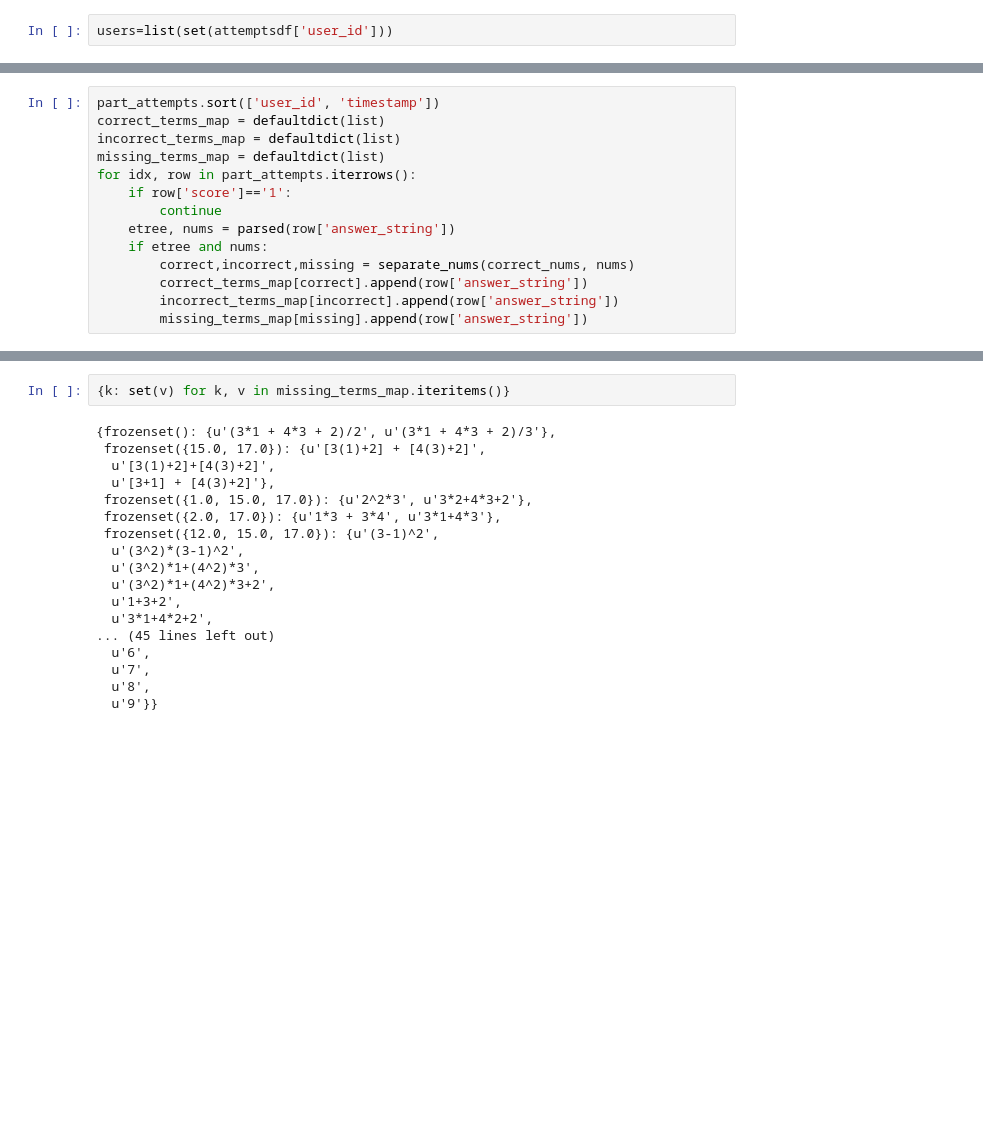
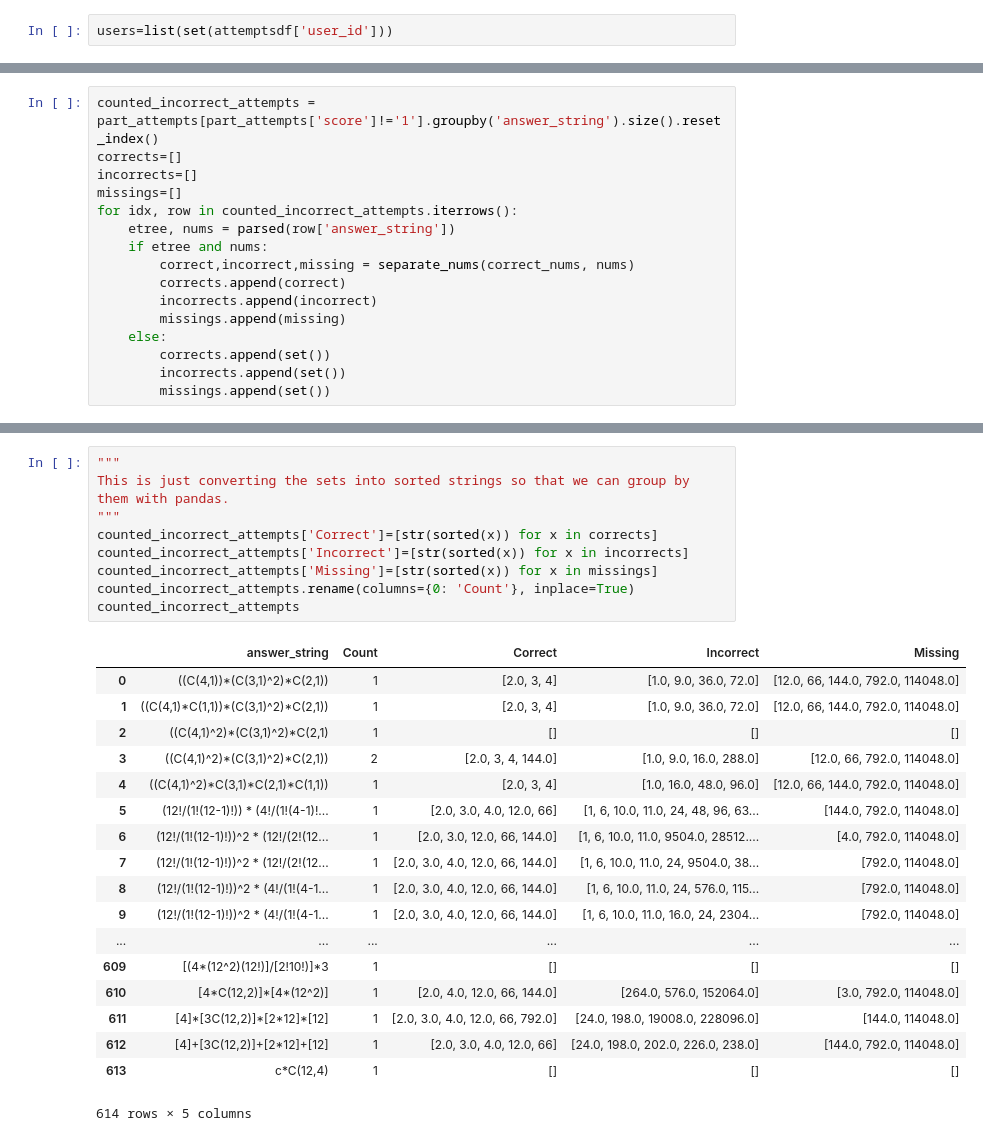
Before and after one commit to nimning/hintSystem, a Jupyter notebook: src/webwork/expr_parser/Parsing Answers from API.ipynb, the cells around one changed output, grey strips where cells are left out. Saved outputs shown, nothing was run; the diff lists cells and outputs as text; blank space fills up the shorter version.

```diff
--- a/src/webwork/expr_parser/Parsing Answers from API.ipynb
+++ b/src/webwork/expr_parser/Parsing Answers from API.ipynb
@@ -103,15 +106,17 @@ def separate_nums(correct_etree, answer_etree):
 # %%
-part_attempts.sort(['user_id', 'timestamp'])
-correct_terms_map = defaultdict(list)
-incorrect_terms_map = defaultdict(list)
-missing_terms_map = defaultdict(list)
-for idx, row in part_attempts.iterrows():
-    if row['score']=='1':
-        continue
+counted_incorrect_attempts = part_attempts[part_attempts['score']!='1'].groupby('answer_string').size().reset_index()
+corrects=[]
+incorrects=[]
+missings=[]
+for idx, row in counted_incorrect_attempts.iterrows():
     etree, nums = parsed(row['answer_string'])
     if etree and nums:
         correct,incorrect,missing = separate_nums(correct_nums, nums)
-        correct_terms_map[correct].append(row['answer_string'])
-        incorrect_terms_map[incorrect].append(row['answer_string'])
-        missing_terms_map[missing].append(row['answer_string'])
+        corrects.append(correct)
+        incorrects.append(incorrect)
+        missings.append(missing)
+    else:
+        corrects.append(set())
+        incorrects.append(set())
+        missings.append(set())
 # %% [output]
@@ -182,20 +159,28 @@ Parse Error: Unbalanced Group Operator
-# %%
-{k: set(v) for k, v in missing_terms_map.iteritems()}
-# %% [output]
-{frozenset(): {u'(3*1 + 4*3 + 2)/2', u'(3*1 + 4*3 + 2)/3'},
- frozenset({15.0, 17.0}): {u'[3(1)+2] + [4(3)+2]',
-  u'[3(1)+2]+[4(3)+2]',
-  u'[3+1] + [4(3)+2]'},
- frozenset({1.0, 15.0, 17.0}): {u'2^2*3', u'3*2+4*3+2'},
- frozenset({2.0, 17.0}): {u'1*3 + 3*4', u'3*1+4*3'},
- frozenset({12.0, 15.0, 17.0}): {u'(3-1)^2',
-  u'(3^2)*(3-1)^2',
-  u'(3^2)*1+(4^2)*3',
-  u'(3^2)*1+(4^2)*3+2',
-  u'1+3+2',
-  u'3*1+4*2+2',
-... (45 lines left out)
-  u'6',
-  u'7',
-  u'8',
-  u'9'}}
+# %%
+"""
+This is just converting the sets into sorted strings so that we can group by them with pandas.
+"""
+counted_incorrect_attempts['Correct']=[str(sorted(x)) for x in corrects]
+counted_incorrect_attempts['Incorrect']=[str(sorted(x)) for x in incorrects]
+counted_incorrect_attempts['Missing']=[str(sorted(x)) for x in missings]
+counted_incorrect_attempts.rename(columns={0: 'Count'}, inplace=True)
+counted_incorrect_attempts
+# %% [output]
+|  | answer_string | Count | Correct | Incorrect | Missing |
+| 0 | ((C(4,1))*(C(3,1)^2)*C(2,1)) | 1 | [2.0, 3, 4] | [1.0, 9.0, 36.0, 72.0] | [12.0, 66, 144.0, 792.0, 114048.0] |
+| 1 | ((C(4,1)*C(1,1))*(C(3,1)^2)*C(2,1)) | 1 | [2.0, 3, 4] | [1.0, 9.0, 36.0, 72.0] | [12.0, 66, 144.0, 792.0, 114048.0] |
+| 2 | ((C(4,1)^2)*(C(3,1)^2)*C(2,1) | 1 | [] | [] | [] |
+| 3 | ((C(4,1)^2)*(C(3,1)^2)*C(2,1)) | 2 | [2.0, 3, 4, 144.0] | [1.0, 9.0, 16.0, 288.0] | [12.0, 66, 792.0, 114048.0] |
+| 4 | ((C(4,1)^2)*C(3,1)*C(2,1)*C(1,1)) | 1 | [2.0, 3, 4] | [1.0, 16.0, 48.0, 96.0] | [12.0, 66, 144.0, 792.0, 114048.0] |
+| 5 | (12!/(1!(12-1)!)) * (4!/(1!(4-1)!... | 1 | [2.0, 3.0, 4.0, 12.0, 66] | [1, 6, 10.0, 11.0, 24, 48, 96, 63... | [144.0, 792.0, 114048.0] |
+| 6 | (12!/(1!(12-1)!))^2 * (12!/(2!(12... | 1 | [2.0, 3.0, 12.0, 66, 144.0] | [1, 6, 10.0, 11.0, 9504.0, 28512.... | [4.0, 792.0, 114048.0] |
+| 7 | (12!/(1!(12-1)!))^2 * (12!/(2!(12... | 1 | [2.0, 3.0, 4.0, 12.0, 66, 144.0] | [1, 6, 10.0, 11.0, 24, 9504.0, 38... | [792.0, 114048.0] |
+| 8 | (12!/(1!(12-1)!))^2 * (4!/(1!(4-1... | 1 | [2.0, 3.0, 4.0, 12.0, 66, 144.0] | [1, 6, 10.0, 11.0, 24, 576.0, 115... | [792.0, 114048.0] |
+| 9 | (12!/(1!(12-1)!))^2 * (4!/(1!(4-1... | 1 | [2.0, 3.0, 4.0, 12.0, 66, 144.0] | [1, 6, 10.0, 11.0, 16.0, 24, 2304... | [792.0, 114048.0] |
+| ... | ... | ... | ... | ... | ... |
+| 609 | [(4*(12^2)(12!)]/[2!10!)]*3 | 1 | [] | [] | [] |
+| 610 | [4*C(12,2)]*[4*(12^2)] | 1 | [2.0, 4.0, 12.0, 66, 144.0] | [264.0, 576.0, 152064.0] | [3.0, 792.0, 114048.0] |
+| 611 | [4]*[3C(12,2)]*[2*12]*[12] | 1 | [2.0, 3.0, 4.0, 12.0, 66, 792.0] | [24.0, 198.0, 19008.0, 228096.0] | [144.0, 114048.0] |
+| 612 | [4]+[3C(12,2)]+[2*12]+[12] | 1 | [2.0, 3.0, 4.0, 12.0, 66] | [24.0, 198.0, 202.0, 226.0, 238.0] | [144.0, 792.0, 114048.0] |
+| 613 | c*C(12,4) | 1 | [] | [] | [] |
+614 rows × 5 columns
```
Also changed, not shown: parts of 13 cells of this notebook.
